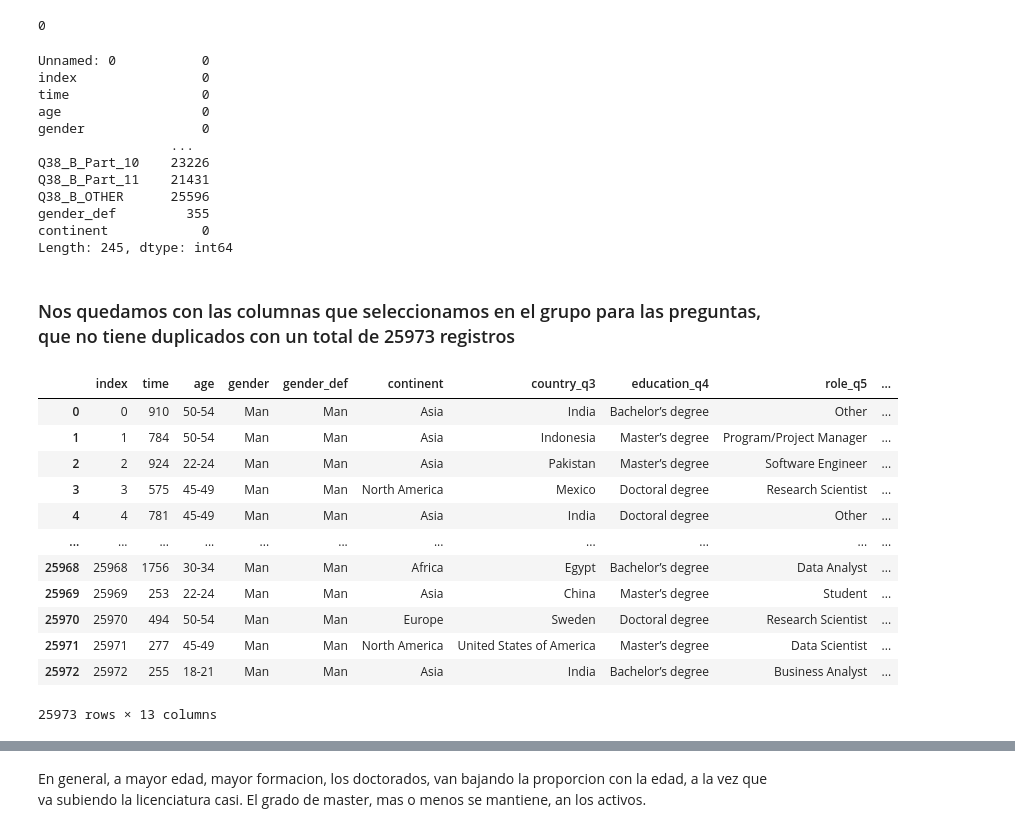
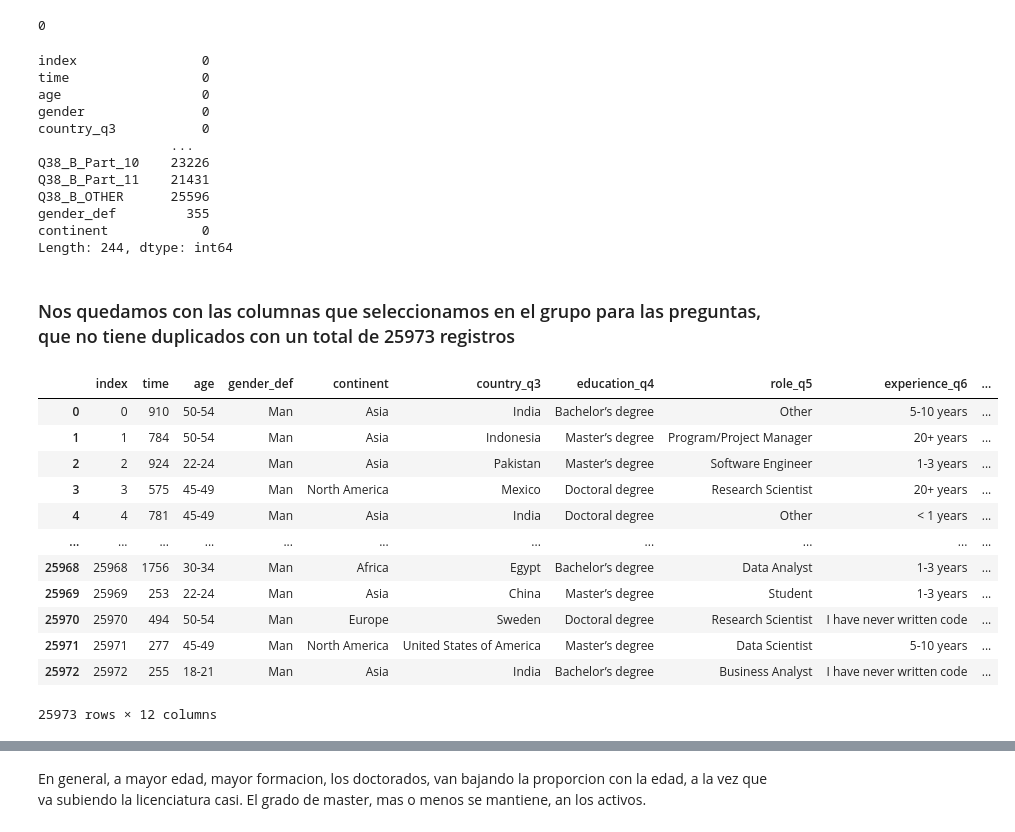
Before and after one commit to Adalab/project-da-promo-c-module-2-team-1, a Jupyter notebook: code/EducacionQ4.ipynb, the cells around one changed output, grey strips where cells are left out. Saved outputs shown, nothing was run; the diff lists cells and outputs as text; code cells hidden in the pictures.

```diff
--- a/code/EducacionQ4.ipynb
+++ b/code/EducacionQ4.ipynb
@@ -8,5 +12,4 @@ import scipy.stats as st
 # %% [markdown]
 ### **Ana: Educación(Q4)]**
 # %%
-df_formacion=pd.read_csv('df_modificado1.csv')
-df_formacion.head(2)
+df_formacion=pd.read_csv('df_modificado1.csv', index_col=0)
@@ -38,34 +71,34 @@ df_formacion.duplicated().sum()
 # %%
 df_formacion.isnull().sum()
 # %% [output]
-Unnamed: 0           0
 index                0
 time                 0
 age                  0
 gender               0
+country_q3           0
                  ...
 Q38_B_Part_10    23226
 Q38_B_Part_11    21431
 Q38_B_OTHER      25596
 gender_def         355
 continent            0
-Length: 245, dtype: int64
+Length: 244, dtype: int64
 # %% [markdown]
 ### Nos quedamos con las columnas que seleccionamos en el grupo para las preguntas, que no tiene duplicados con un total de 25973 registros
 # %%
-df_def_fomacion=df_formacion.loc[:,[ 'index', 'time', 'age', 'gender','gender_def','continent','country_q3','education_q4','role_q5','experience_q6','sector_q20','company_size_q21','anual_income_q25']]
+df_def_fomacion=df_formacion.loc[:,[ 'index', 'time', 'age','gender_def','continent','country_q3','education_q4','role_q5','experience_q6','sector_q20','company_size_q21','anual_income_q25']]
 df_def_fomacion
 # %% [output]
-|  | index | time | age | gender | gender_def | continent | country_q3 | education_q4 | role_q5 | ... |
-| 0 | 0 | 910 | 50-54 | Man | Man | Asia | India | Bachelor’s degree | Other | ... |
-| 1 | 1 | 784 | 50-54 | Man | Man | Asia | Indonesia | Master’s degree | Program/Project Manager | ... |
-| 2 | 2 | 924 | 22-24 | Man | Man | Asia | Pakistan | Master’s degree | Software Engineer | ... |
-| 3 | 3 | 575 | 45-49 | Man | Man | North America | Mexico | Doctoral degree | Research Scientist | ... |
-| 4 | 4 | 781 | 45-49 | Man | Man | Asia | India | Doctoral degree | Other | ... |
+|  | index | time | age | gender_def | continent | country_q3 | education_q4 | role_q5 | experience_q6 | ... |
+| 0 | 0 | 910 | 50-54 | Man | Asia | India | Bachelor’s degree | Other | 5-10 years | ... |
+| 1 | 1 | 784 | 50-54 | Man | Asia | Indonesia | Master’s degree | Program/Project Manager | 20+ years | ... |
+| 2 | 2 | 924 | 22-24 | Man | Asia | Pakistan | Master’s degree | Software Engineer | 1-3 years | ... |
+| 3 | 3 | 575 | 45-49 | Man | North America | Mexico | Doctoral degree | Research Scientist | 20+ years | ... |
+| 4 | 4 | 781 | 45-49 | Man | Asia | India | Doctoral degree | Other | < 1 years | ... |
 | ... | ... | ... | ... | ... | ... | ... | ... | ... | ... | ... |
-| 25968 | 25968 | 1756 | 30-34 | Man | Man | Africa | Egypt | Bachelor’s degree | Data Analyst | ... |
-| 25969 | 25969 | 253 | 22-24 | Man | Man | Asia | China | Master’s degree | Student | ... |
-| 25970 | 25970 | 494 | 50-54 | Man | Man | Europe | Sweden | Doctoral degree | Research Scientist | ... |
-| 25971 | 25971 | 277 | 45-49 | Man | Man | North America | United States of America | Master’s degree | Data Scientist | ... |
-| 25972 | 25972 | 255 | 18-21 | Man | Man | Asia | India | Bachelor’s degree | Business Analyst | ... |
+| 25968 | 25968 | 1756 | 30-34 | Man | Africa | Egypt | Bachelor’s degree | Data Analyst | 1-3 years | ... |
+| 25969 | 25969 | 253 | 22-24 | Man | Asia | China | Master’s degree | Student | 1-3 years | ... |
+| 25970 | 25970 | 494 | 50-54 | Man | Europe | Sweden | Doctoral degree | Research Scientist | I have never written code | ... |
+| 25971 | 25971 | 277 | 45-49 | Man | North America | United States of America | Master’s degree | Data Scientist | 5-10 years | ... |
+| 25972 | 25972 | 255 | 18-21 | Man | Asia | India | Bachelor’s degree | Business Analyst | I have never written code | ... |
-25973 rows × 13 columns
+25973 rows × 12 columns
```
Also changed, not shown: parts of 82 cells of this notebook.
